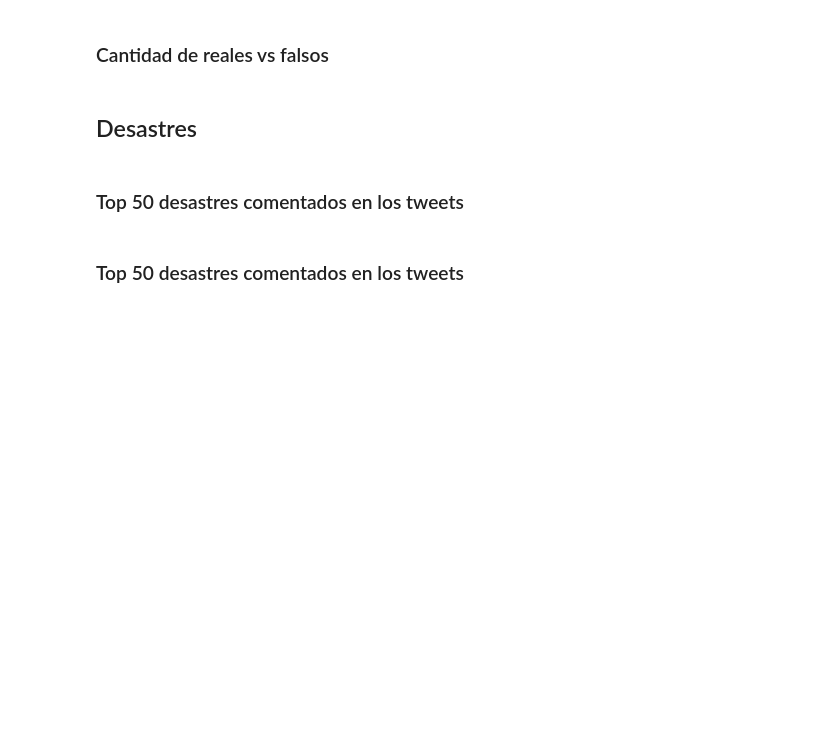
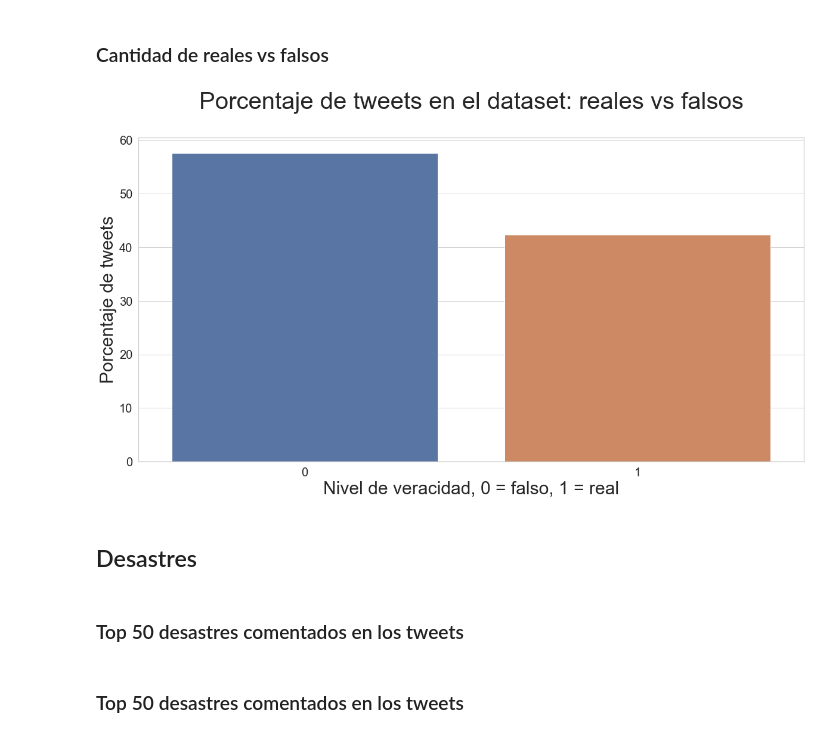
Before and after one commit to milemarchese/OrganizacionDeDatos, a Jupyter notebook: Análisis Exploratorio.ipynb, the cells around one changed output. Saved outputs shown, nothing was run; the diff lists cells and outputs as text; code cells hidden in the pictures; blank space fills up the shorter version.

```diff
--- a/Análisis Exploratorio.ipynb
+++ b/Análisis Exploratorio.ipynb
@@ -33,7 +88,20 @@ tweets.info()
 # %% [markdown]
 ### Cantidad de reales vs falsos
 # %%
-tweets['target'].value_counts(normalize=True)
+dist = tweets['target'].value_counts(normalize=True).to_frame().reset_index()
+# %%
+dist.columns = ['target', 'total']
+dist['total'] = dist['total'] * 100
+# %%
+sns.set(style="whitegrid")
+plt.figure(figsize=(20,10))
+ax = sns.barplot(x="target", y="total", data=dist)
+ax.set_title('Porcentaje de tweets en el dataset: reales vs falsos\n', fontsize=40)
+ax.set_ylabel('Porcentaje de tweets', fontsize=30)
+ax.set_xlabel('Nivel de veracidad, 0 = falso, 1 = real', fontsize=30)
+ax.tick_params(labelsize=20)
+# %% [output]
+[figure, added]
 # %% [markdown]
 ## Desastres
 # %% [markdown]
```
Also changed, not shown: parts of 100 cells of this notebook, 8 other files.
